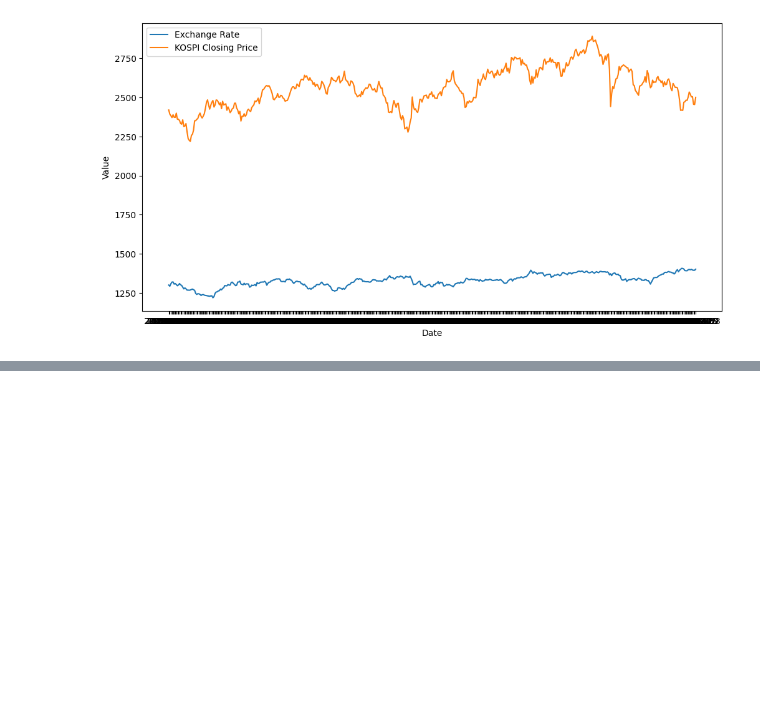
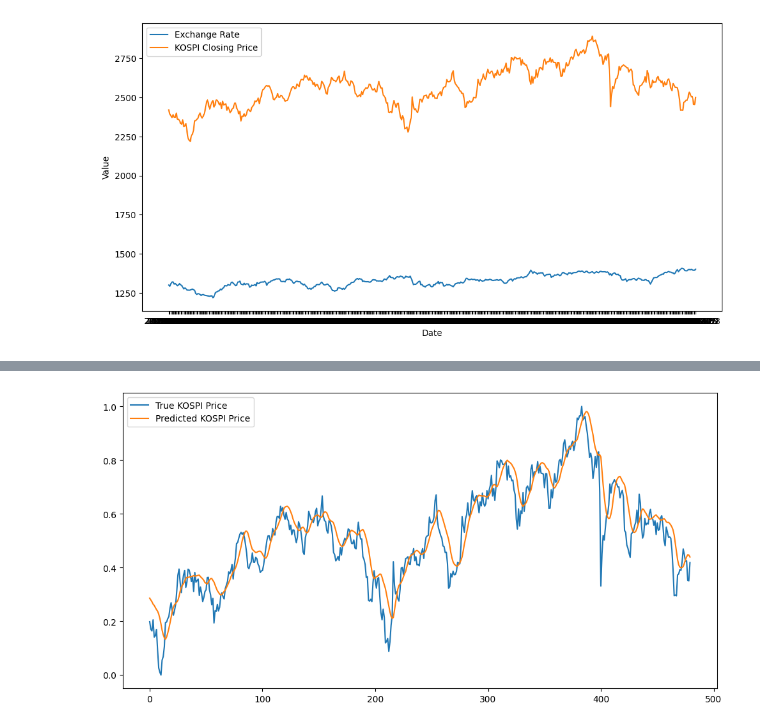
Before and after one commit to Lyuhamin/exchange_rate_and_KOSPI, a Jupyter notebook: main/modeling.ipynb, the cells around one changed output, grey strips where cells are left out. Saved outputs shown, nothing was run; the diff lists cells and outputs as text; code cells hidden in the pictures; blank space fills up the shorter version.

```diff
--- a/main/modeling.ipynb
+++ b/main/modeling.ipynb
@@ -47,7 +47,7 @@ model.add(LSTM(units=50))
 model.add(Dense(1))
 
 model.compile(optimizer='adam', loss='mean_squared_error')
-model.fit(X, y, epochs=20, batch_size=32)
+model.fit(X, y, epochs=30, batch_size=32)
 
 # 예측 결과 시각화
 predictions = model.predict(X)
@@ -60,0 +77 @@ NameError: name 'np' is not defined
+[figure, added]
```
Also changed, not shown: parts of 1 cell of this notebook, 2 other files.
